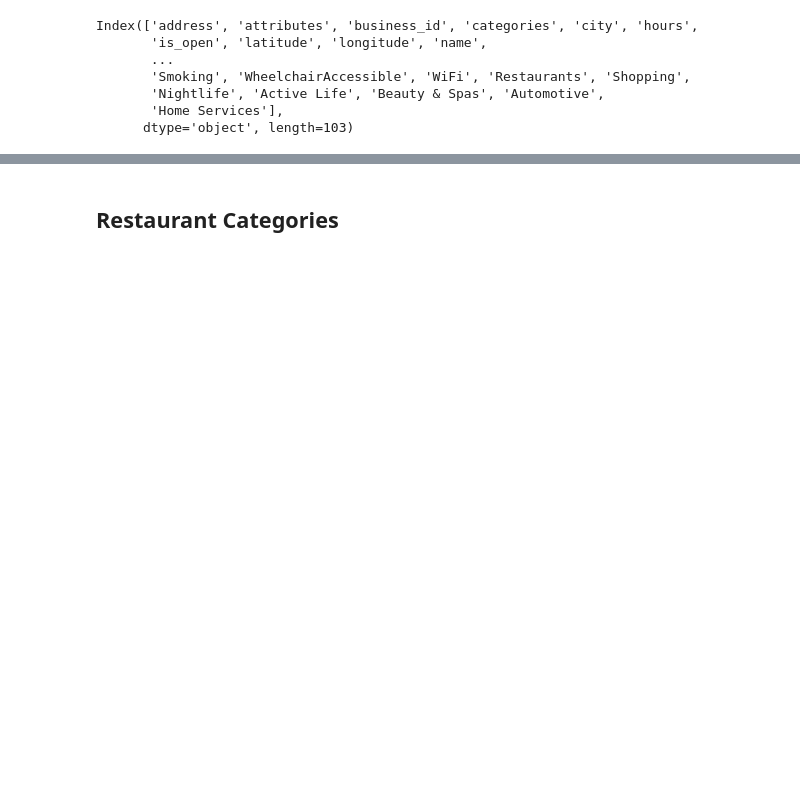
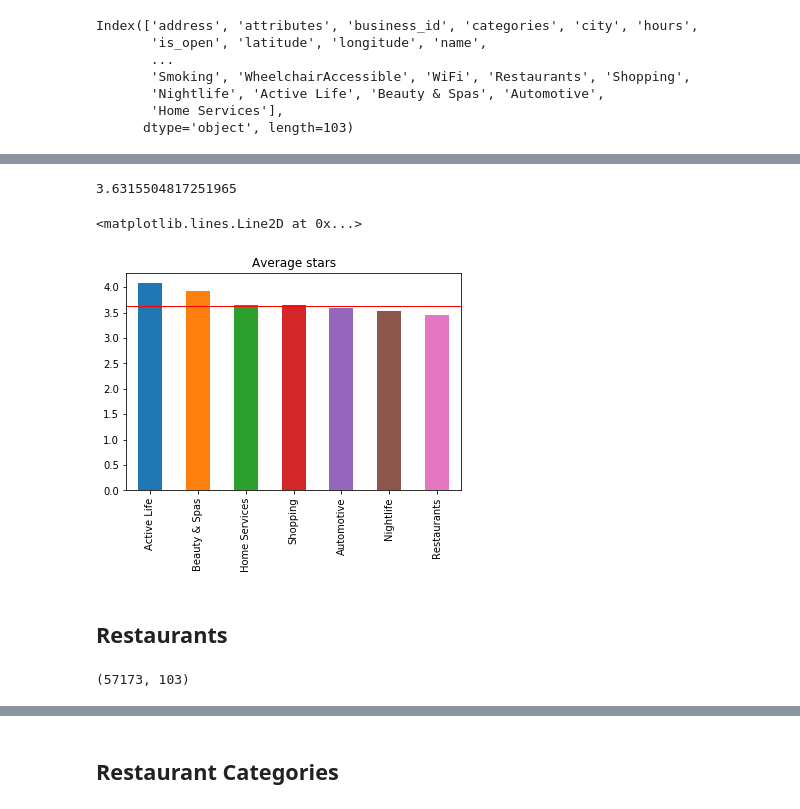
Before and after one commit to mkeisenbach/yelp-analysis, a Jupyter notebook: Question1.ipynb, the cells around one changed output, grey strips where cells are left out. Cells and saved outputs as stored; diff of their text form; code cells hidden in the pictures; blank space fills up the shorter version.

```diff
--- a/Question1.ipynb
+++ b/Question1.ipynb
@@ -48,0 +69,10 @@ business_df.stars.groupby(business_df.main_cats).mean().sort_values(ascending=Fa
+# %%
+# Function for getting the mean stars for a list of categories
+def get_mean_stars(df, df_cats, cats):
+    means = {}
+    for cat in cats:
+        means[cat] = df[df_cats[cat] == True].stars.mean()
+    return pd.Series(means)
+# %%
+categories_mean_stars = get_mean_stars(business_df, business_df, categories)
+categories_mean_stars.sort_values(ascending=False)
@@ -48,0 +88,16 @@ business_df.stars.groupby(business_df.main_cats).mean().sort_values(ascending=Fa
+# %%
+categories_mean_stars.sort_values(ascending=False).plot.bar(title='Average stars')
+overall_mean = business_df.stars.mean()
+print(overall_mean)
+plt.axhline(y=overall_mean, linewidth=1, color='r')
+# %% [output]
+3.6315504817251965
+<matplotlib.lines.Line2D at 0x...>
+[figure, added]
+# %% [markdown]
+## Restaurants
+# %%
+restaurants_df = business_df[business_df.Restaurants == True]
+restaurants_df.shape
+# %% [output]
+(57173, 103)
```
Also changed, not shown: parts of 26 cells of this notebook, 3 other files.
